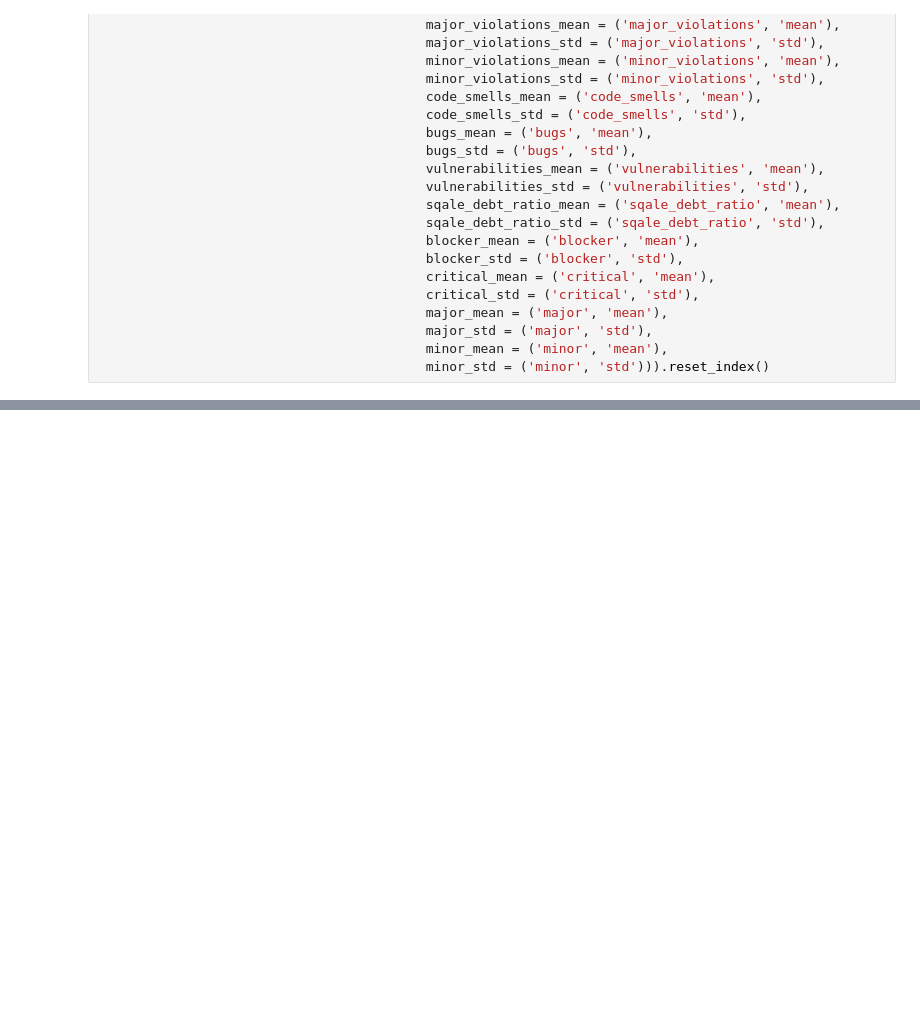
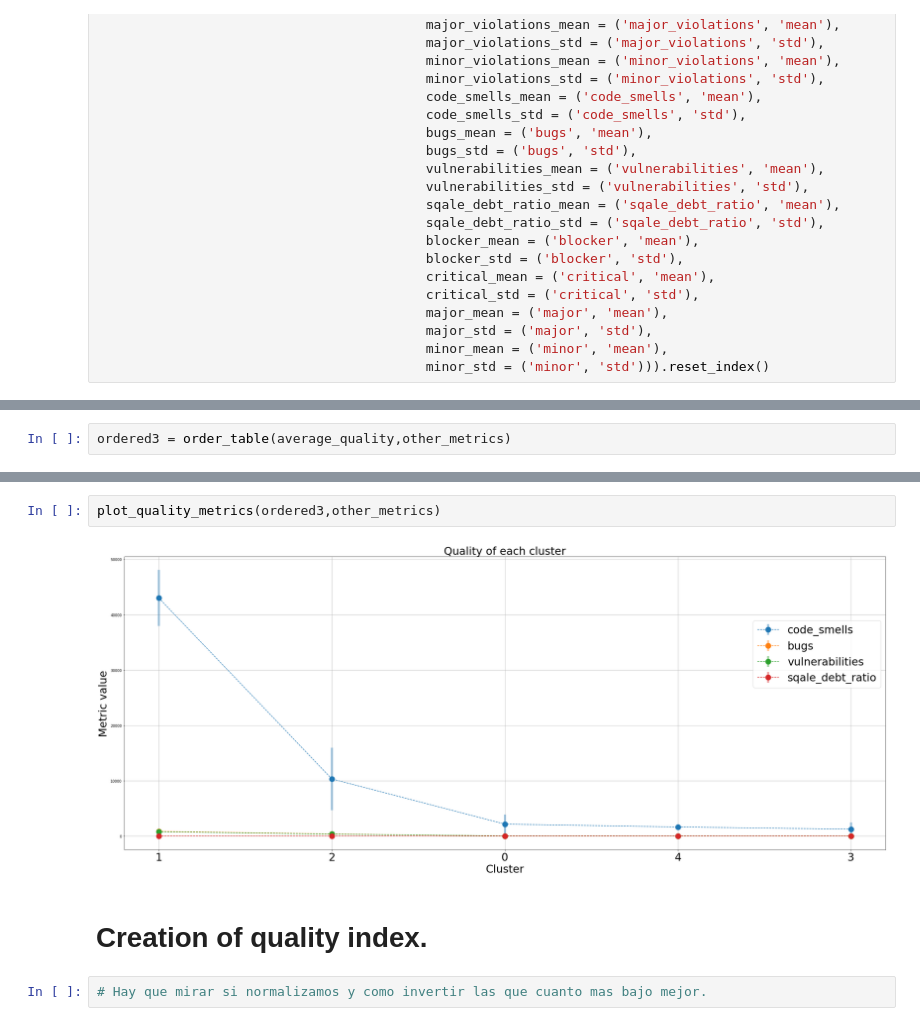
Before and after one commit to Vinomo4/SWTech, a Jupyter notebook: models/Validation.ipynb, the cells around one changed output, grey strips where cells are left out. Saved outputs shown, nothing was run; the diff lists cells and outputs as text; blank space fills up the shorter version.

```diff
--- a/models/Validation.ipynb
+++ b/models/Validation.ipynb
@@ -107 +126,3 @@ plot_quality_metrics(severy_metrics)
+# %%
+ordered3 = order_table(average_quality,other_metrics)
 # %%
@@ -109,2 +130,10 @@ plot_quality_metrics(other_metrics)
 # %% [output]
 [figure]
+# %%
+plot_quality_metrics(ordered3,other_metrics)
+# %% [output]
+[figure, added]
+# %% [markdown]
+# Creation of quality index.
+# %%
+# Hay que mirar si normalizamos y como invertir las que cuanto mas bajo mejor.
```
Also changed, not shown: parts of 12 cells of this notebook, 1 other file.
